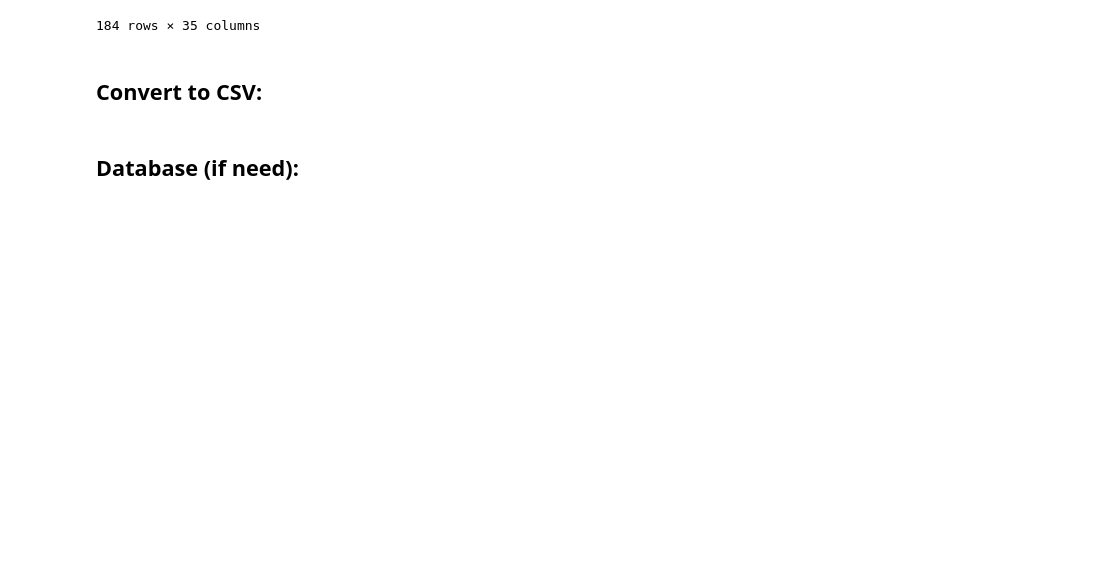
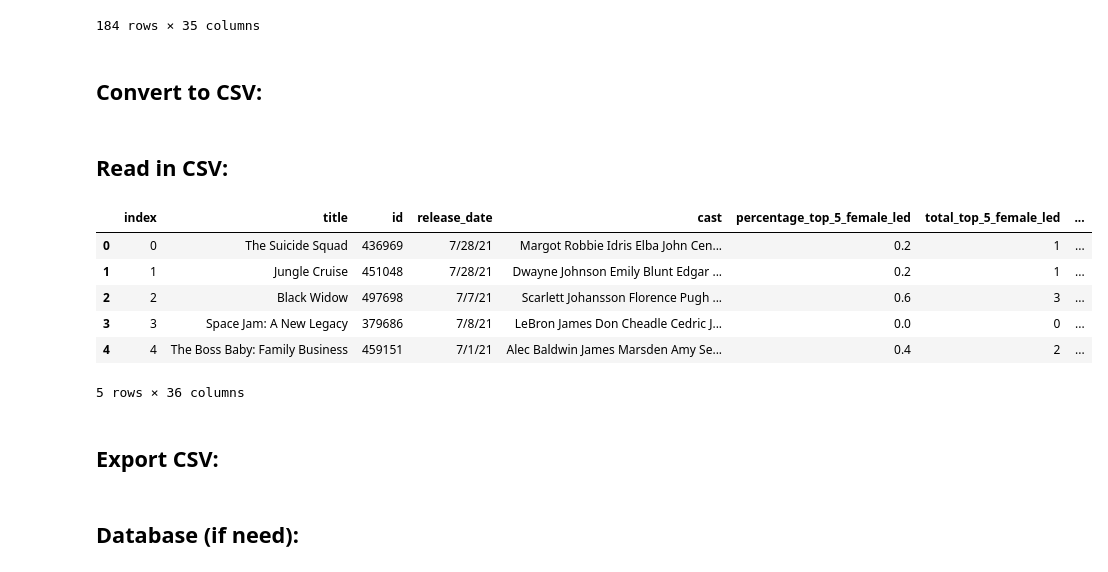
Before and after one commit to juliabrunett/Project-3, a Jupyter notebook: data_cleaning/DataCleaning.ipynb, the cells around one changed output. Drawn from its saved outputs; the diff is of its cells as text; code cells hidden in the pictures; blank space fills up the shorter version.

```diff
--- a/data_cleaning/DataCleaning.ipynb
+++ b/data_cleaning/DataCleaning.ipynb
@@ -776,3 +776,17 @@ movies_df.loc[(movies_df["percentage_us"] < 0.25) & (movies_df["international"]
 ## Convert to CSV:
 # %%
 movies_df.to_csv("./export/movie_db.csv", index_label='index')
+# %% [markdown]
+## Read in CSV:
+# %%
+movies_df = pd.read_csv("./export/movie_db.csv")
+# %%
+movies_df.head()
+# %% [output]
+|  | index | title | id | release_date | cast | percentage_top_5_female_led | total_top_5_female_led | ... |
+| 0 | 0 | The Suicide Squad | 436969 | 7/28/21 | Margot Robbie Idris Elba John Cen... | 0.2 | 1 | ... |
+| 1 | 1 | Jungle Cruise | 451048 | 7/28/21 | Dwayne Johnson Emily Blunt Edgar ... | 0.2 | 1 | ... |
+| 2 | 2 | Black Widow | 497698 | 7/7/21 | Scarlett Johansson Florence Pugh ... | 0.6 | 3 | ... |
+| 3 | 3 | Space Jam: A New Legacy | 379686 | 7/8/21 | LeBron James Don Cheadle Cedric J... | 0.0 | 0 | ... |
+| 4 | 4 | The Boss Baby: Family Business | 459151 | 7/1/21 | Alec Baldwin James Marsden Amy Se... | 0.4 | 2 | ... |
+5 rows × 36 columns
@@ -778,0 +805,2 @@ movies_df.to_csv("./export/movie_db.csv", index_label='index')
+# %% [markdown]
+## Export CSV:
```
Also changed, not shown: parts of 3 cells of this notebook, 1 other file.
